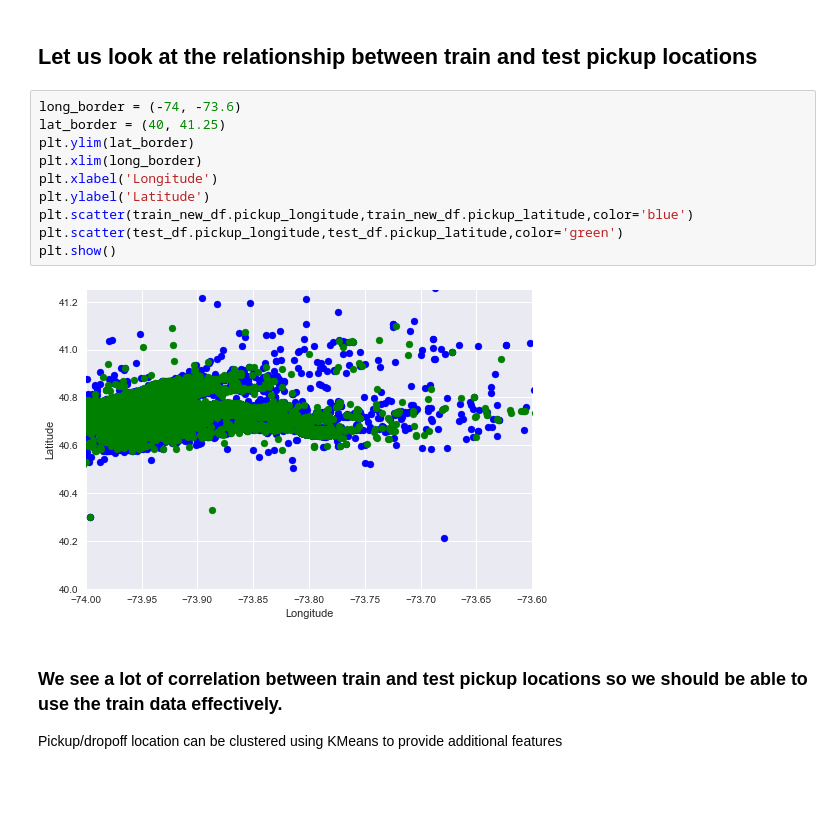
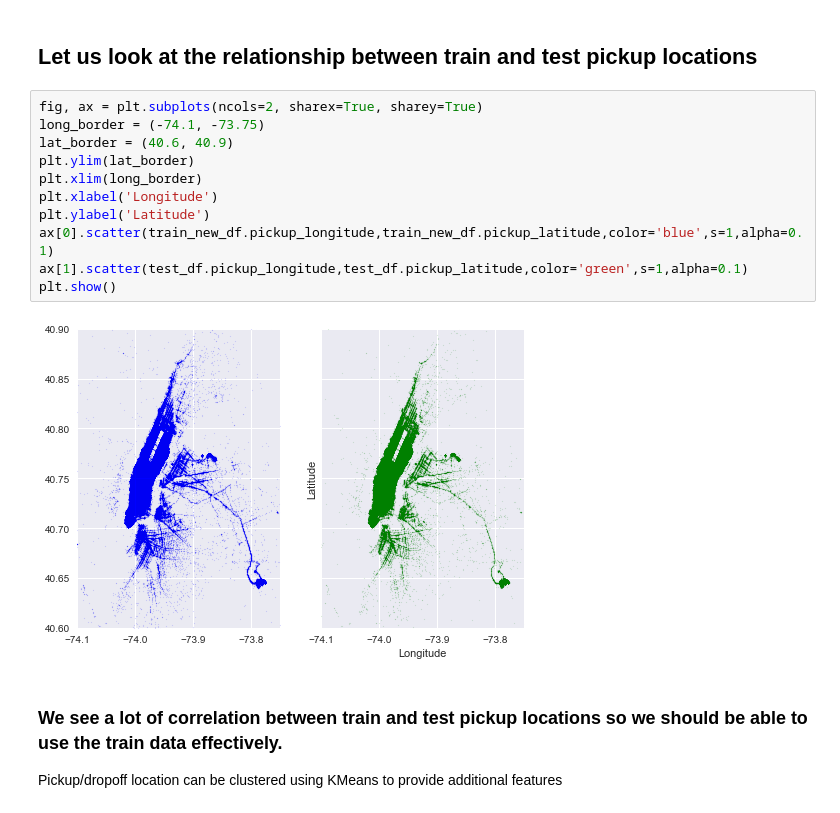
Before and after one commit to tkmaker/DataScience, a Jupyter notebook: TaxiTrip/Exploration Notebook.ipynb, the cells around one changed output. Drawn from its saved outputs; the diff is of its cells as text; blank space fills up the shorter version.

```diff
--- a/TaxiTrip/Exploration Notebook.ipynb
+++ b/TaxiTrip/Exploration Notebook.ipynb
@@ -79,17 +79,18 @@ plt.show()
 # %% [markdown]
 ##  Let us look at the relationship between train and test pickup locations
 # %%
-long_border = (-74, -73.6)
-lat_border = (40, 41.25)
+fig, ax = plt.subplots(ncols=2, sharex=True, sharey=True)
+long_border = (-74.1, -73.75)
+lat_border = (40.6, 40.9)
 plt.ylim(lat_border)
 plt.xlim(long_border)
 plt.xlabel('Longitude')
 plt.ylabel('Latitude')
-plt.scatter(train_new_df.pickup_longitude,train_new_df.pickup_latitude,color='blue')
-plt.scatter(test_df.pickup_longitude,test_df.pickup_latitude,color='green')
+ax[0].scatter(train_new_df.pickup_longitude,train_new_df.pickup_latitude,color='blue',s=1,alpha=0.1)
+ax[1].scatter(test_df.pickup_longitude,test_df.pickup_latitude,color='green',s=1,alpha=0.1)
 plt.show()
 # %% [output]
-[figure, old version]
+[figure, new version]
 # %% [markdown]
 ### We see a lot of correlation between train and test pickup locations so we should be able to use the train data effectively.
 
```
Also changed, not shown: parts of 2 cells of this notebook.
